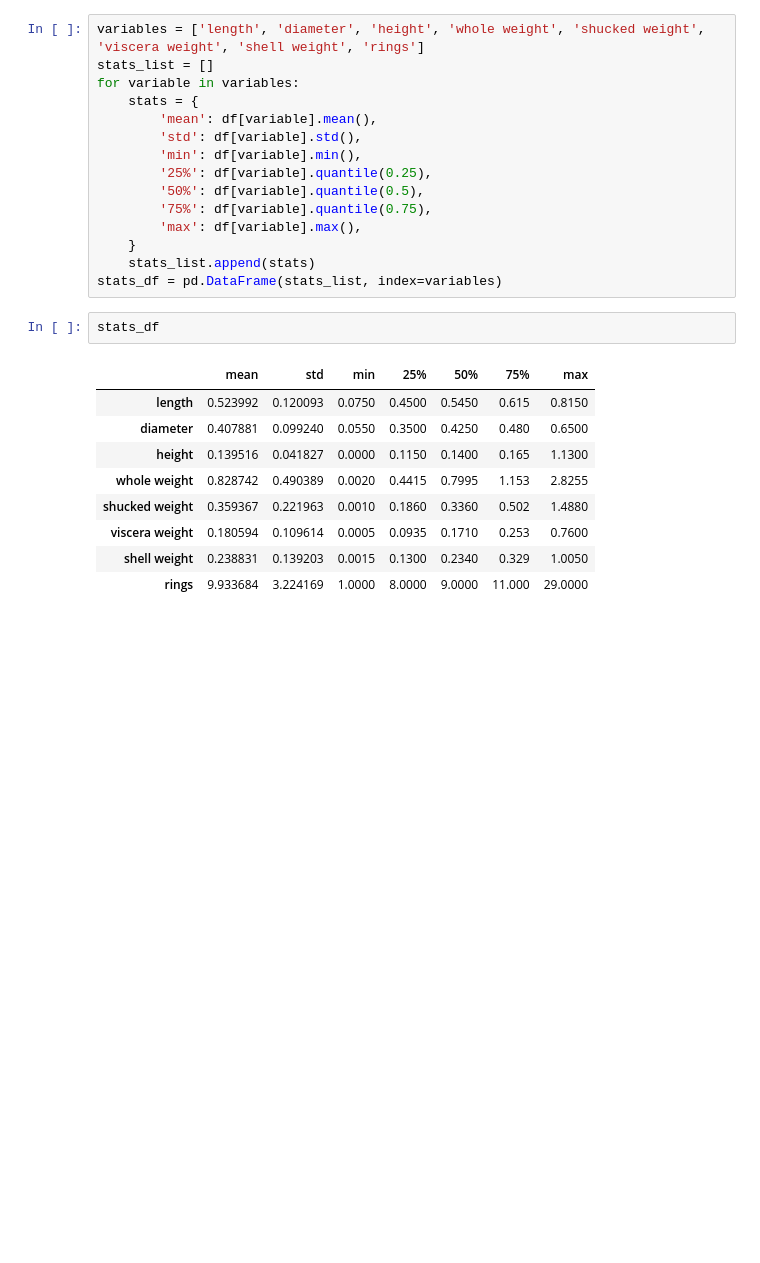
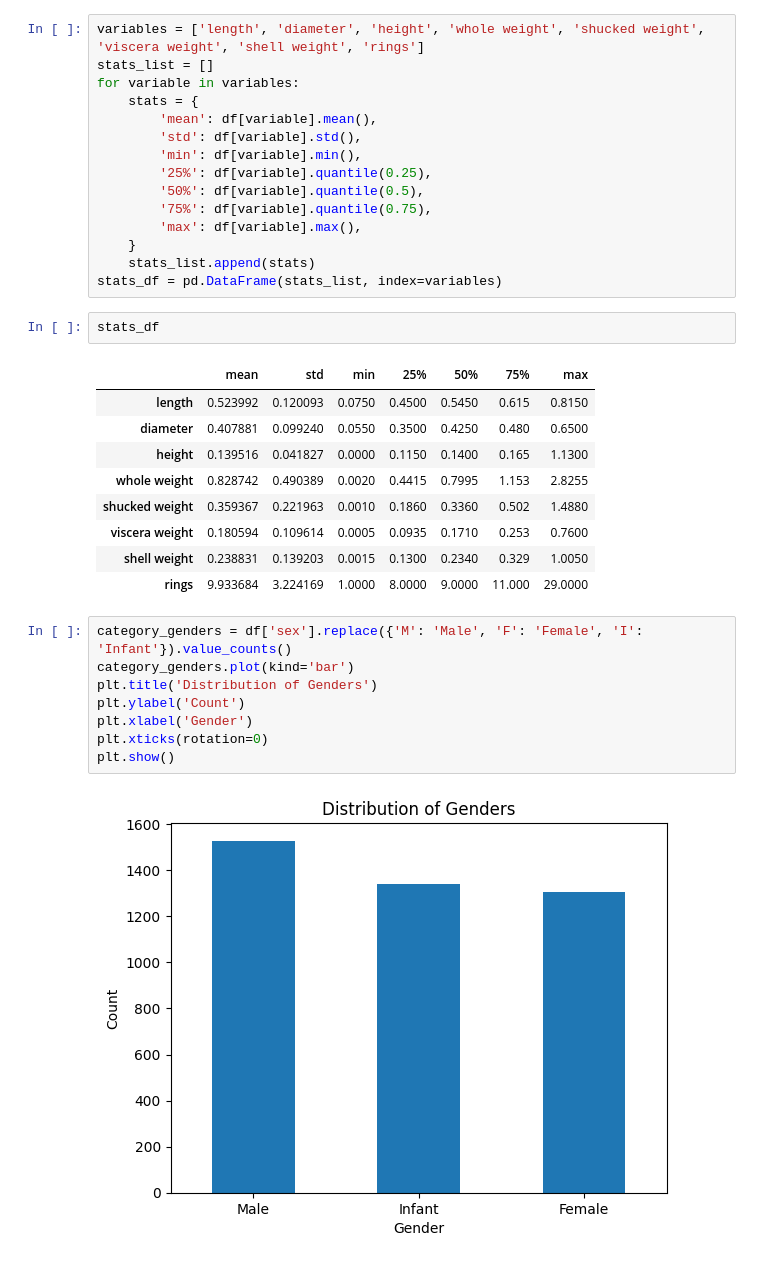
Before and after one commit to Paulaszka/PY-assignment_1, a Jupyter notebook: analysis.ipynb, the cells around one changed output. Cells and saved outputs as stored; diff of their text form; blank space fills up the shorter version.

```diff
--- a/analysis.ipynb
+++ b/analysis.ipynb
@@ -61,3 +62,13 @@ stats_df
 | viscera weight | 0.180594 | 0.109614 | 0.0005 | 0.0935 | 0.1710 | 0.253 | 0.7600 |
 | shell weight | 0.238831 | 0.139203 | 0.0015 | 0.1300 | 0.2340 | 0.329 | 1.0050 |
 | rings | 9.933684 | 3.224169 | 1.0000 | 8.0000 | 9.0000 | 11.000 | 29.0000 |
+# %%
+category_genders = df['sex'].replace({'M': 'Male', 'F': 'Female', 'I': 'Infant'}).value_counts()
+category_genders.plot(kind='bar')
+plt.title('Distribution of Genders')
+plt.ylabel('Count')
+plt.xlabel('Gender')
+plt.xticks(rotation=0)
+plt.show()
+# %% [output]
+[figure, added]
```
Also changed, not shown: parts of 1 cell of this notebook.
